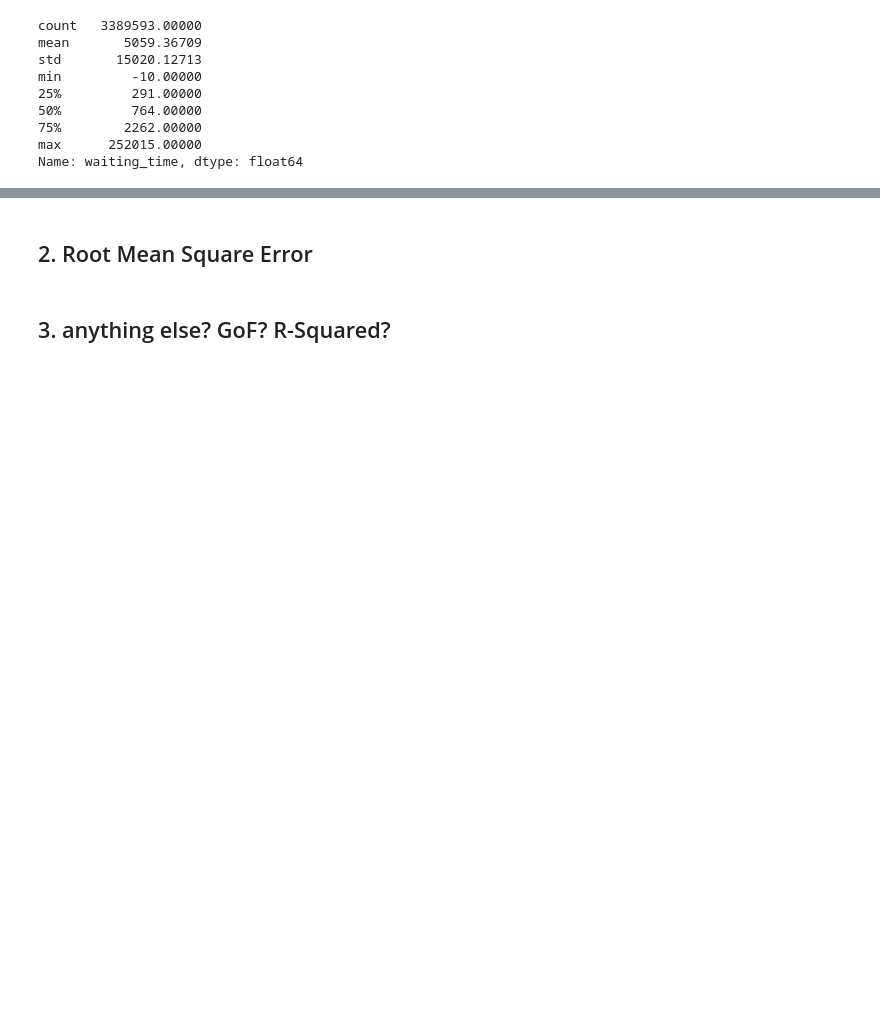
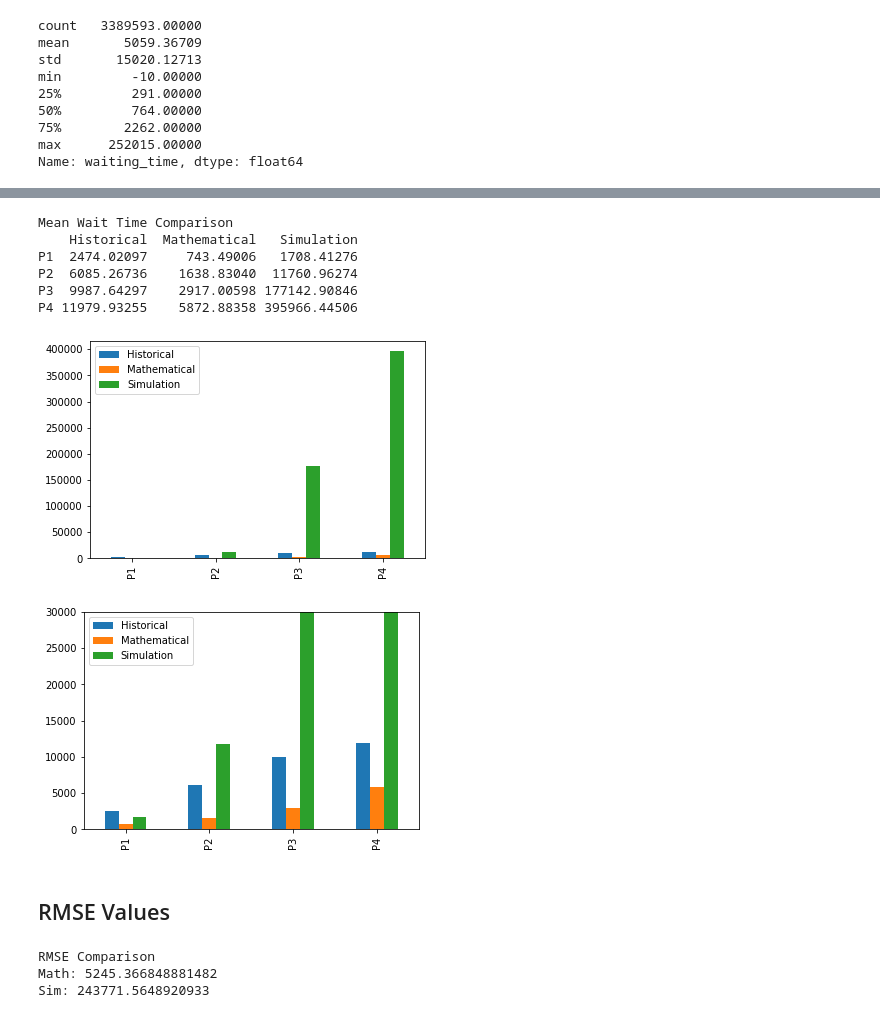
Before and after one commit to EmilyCY/Bitcoin-transaction-confirmation-time-prediction, a Jupyter notebook: model_validation.ipynb, the cells around one changed output, grey strips where cells are left out. Cells and saved outputs as stored; diff of their text form; code cells hidden in the pictures; blank space fills up the shorter version.

```diff
--- a/model_validation.ipynb
+++ b/model_validation.ipynb
@@ -370,2 +415,0 @@ Wait Times P4:  804.5326135852451
-# %% [markdown]
-## 2. Root Mean Square Error
@@ -379,2 +416,44 @@ rmse = mean_squared_error(actual, predicted, squared = False)
-# %% [markdown]
-## 3. anything else? GoF? R-Squared?
+# %%
+# Purpose: see how accurately the model can capture the behaviour of transactions, based on transaction-priority.
+# Print data split into queues (above in model loading section)
+import plotly.express as px
+
+print("Mean Wait Time Comparison")
+index = []
+for i in range(len(p_group_wait_times)):
+    index.append('P'+str(i+1))
+
+data_comparison = pd.DataFrame({'Historical':p_group_wait_times,
+                                'Mathematical':p_group_response_time,
+                                'Simulation':sim_wait_times},
+                               index=index)
+print(data_comparison)
+ax = data_comparison.plot.bar()
+ax.figure.savefig('plots/plot.png')
+#px.to_html(ax.figure)#.write_html("plots/plot.html")
+
+ax = data_comparison.plot.bar(ylim=(0,30000))
+ax.figure.savefig('plots/zoomed_plot.png')
+#ax.figure.write_html("plots/zoomed_plot.html")
+# %% [output]
+Mean Wait Time Comparison
+    Historical  Mathematical   Simulation
+P1  2474.02097     743.49006   1708.41276
+P2  6085.26736    1638.83040  11760.96274
+P3  9987.64297    2917.00598 177142.90846
+P4 11979.93255    5872.88358 395966.44506
+[figure, added]
+[figure, added]
+# %% [markdown]
+## RMSE Values
+# %%
+# (...)
+print("RMSE Comparison")
+rmse_math = mean_squared_error(p_group_wait_times, p_group_response_time, squared = False)
+rmse_sim = mean_squared_error(p_group_wait_times, sim_wait_times, squared = False)
+print("Math: " + str(rmse_math))
+print("Sim: " + str(rmse_sim))
+# %% [output]
+RMSE Comparison
+Math: 5245.366848881482
+Sim: 243771.5648920933
```
Also changed, not shown: parts of 19 cells of this notebook.
